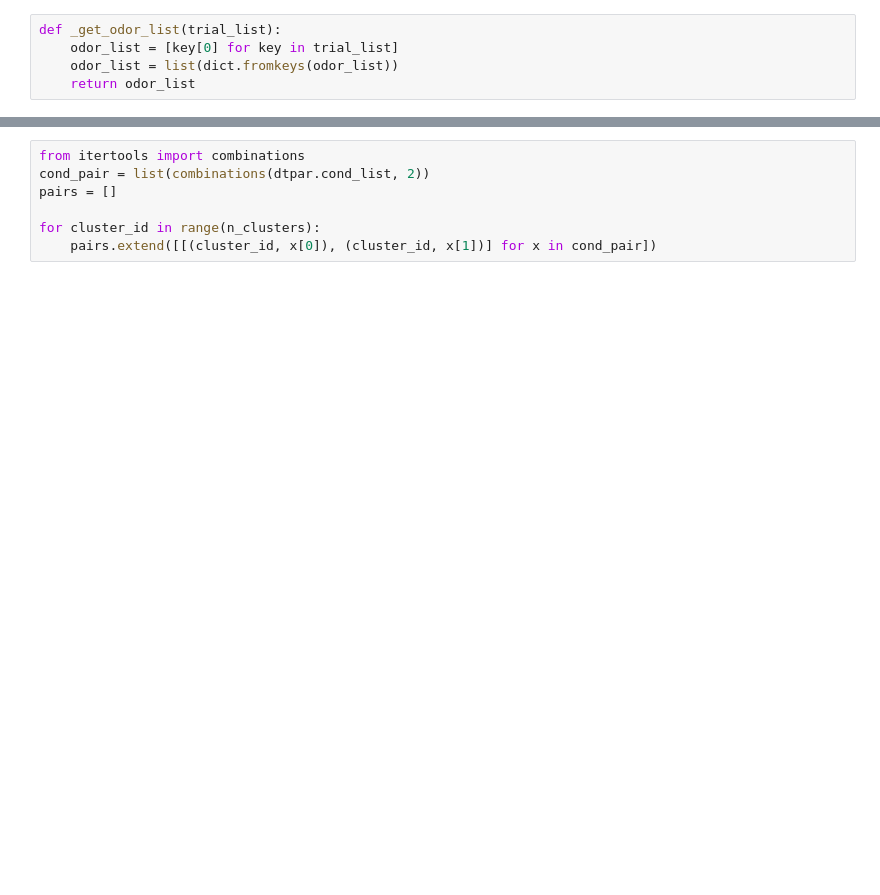
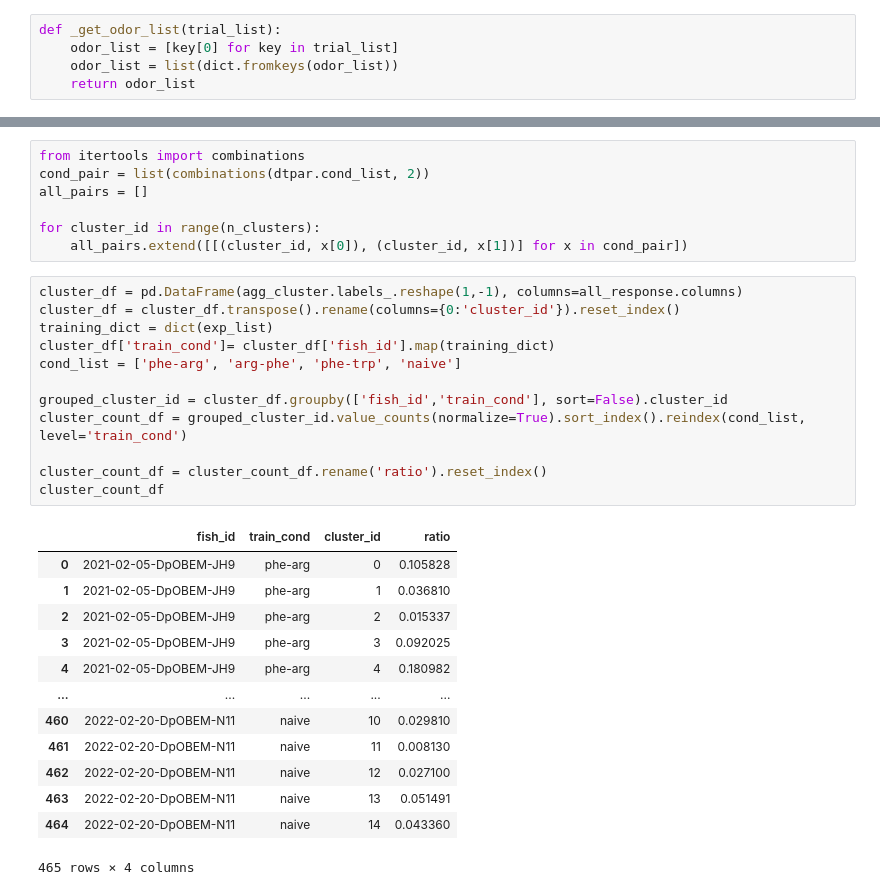
Before and after one commit to aloejhb/catrace, a Jupyter notebook: notebooks/tuning_curve_normalized.ipynb, the cells around one changed output, grey strips where cells are left out. Saved outputs shown, nothing was run; the diff lists cells and outputs as text; blank space fills up the shorter version.

```diff
--- a/notebooks/tuning_curve_normalized.ipynb
+++ b/notebooks/tuning_curve_normalized.ipynb
@@ -371,8 +289,34 @@ catclust.plot_clustered_heatmap(H, agg_cluster)
 # %%
 from itertools import combinations
 cond_pair = list(combinations(dtpar.cond_list, 2))
-pairs = []
+all_pairs = []
 
 for cluster_id in range(n_clusters):
-    pairs.extend([[(cluster_id, x[0]), (cluster_id, x[1])] for x in cond_pair])
+    all_pairs.extend([[(cluster_id, x[0]), (cluster_id, x[1])] for x in cond_pair])
+# %%
+cluster_df = pd.DataFrame(agg_cluster.labels_.reshape(1,-1), columns=all_response.columns)
+cluster_df = cluster_df.transpose().rename(columns={0:'cluster_id'}).reset_index()
+training_dict = dict(exp_list)
+cluster_df['train_cond']= cluster_df['fish_id'].map(training_dict)
+cond_list = ['phe-arg', 'arg-phe', 'phe-trp', 'naive']
+
+grouped_cluster_id = cluster_df.groupby(['fish_id','train_cond'], sort=False).cluster_id
+cluster_count_df = grouped_cluster_id.value_counts(normalize=True).sort_index().reindex(cond_list, level='train_cond')
+
+cluster_count_df = cluster_count_df.rename('ratio').reset_index()
+cluster_count_df
+# %% [output]
+|  | fish_id | train_cond | cluster_id | ratio |
+| 0 | 2021-02-05-DpOBEM-JH9 | phe-arg | 0 | 0.105828 |
+| 1 | 2021-02-05-DpOBEM-JH9 | phe-arg | 1 | 0.036810 |
+| 2 | 2021-02-05-DpOBEM-JH9 | phe-arg | 2 | 0.015337 |
+| 3 | 2021-02-05-DpOBEM-JH9 | phe-arg | 3 | 0.092025 |
+| 4 | 2021-02-05-DpOBEM-JH9 | phe-arg | 4 | 0.180982 |
+| ... | ... | ... | ... | ... |
+| 460 | 2022-02-20-DpOBEM-N11 | naive | 10 | 0.029810 |
+| 461 | 2022-02-20-DpOBEM-N11 | naive | 11 | 0.008130 |
+| 462 | 2022-02-20-DpOBEM-N11 | naive | 12 | 0.027100 |
+| 463 | 2022-02-20-DpOBEM-N11 | naive | 13 | 0.051491 |
+| 464 | 2022-02-20-DpOBEM-N11 | naive | 14 | 0.043360 |
+465 rows × 4 columns
 # %%
```
Also changed, not shown: parts of 30 cells of this notebook, 1 other file.
